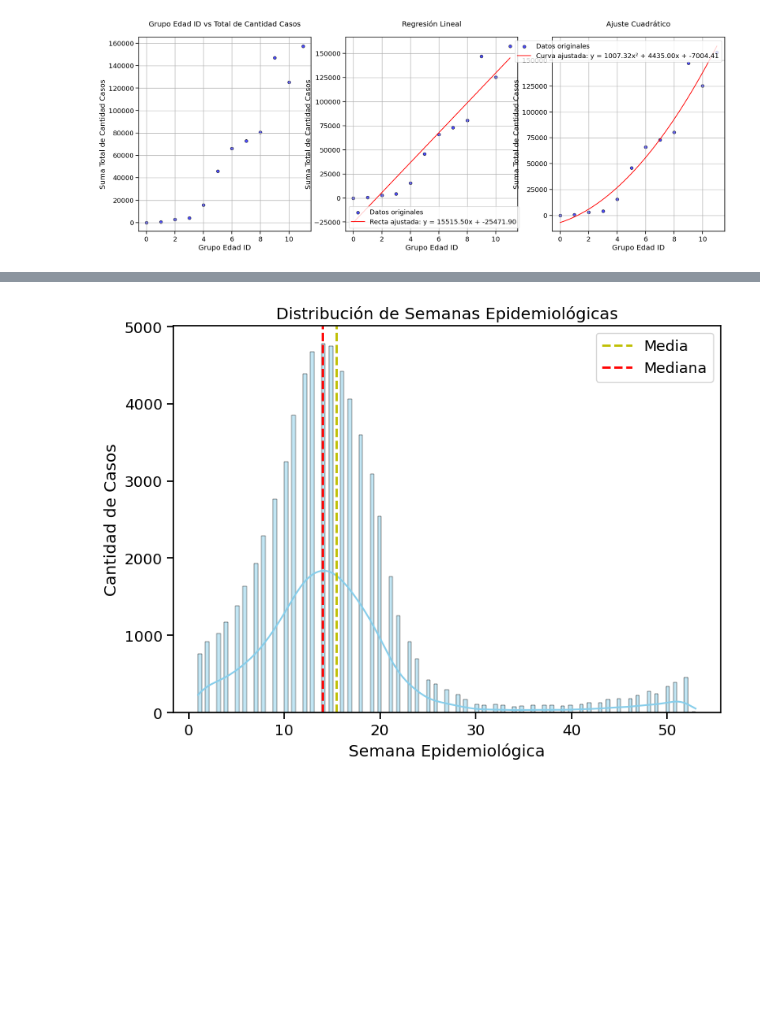
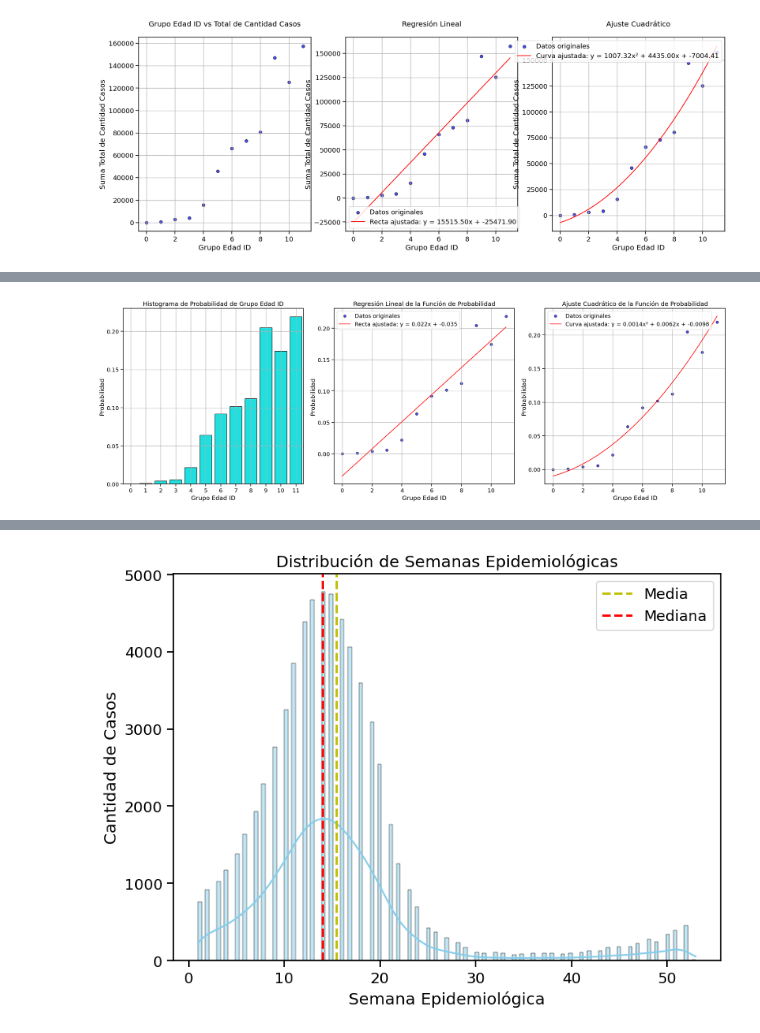
Before and after one commit to migue212852/SistemaSalud, a Jupyter notebook: Análisis_Casos_de_Dengue_en_Arg.ipynb, the cells around one changed output, grey strips where cells are left out. Drawn from its saved outputs; the diff is of its cells as text; code cells hidden in the pictures; blank space fills up the shorter version.

```diff
--- a/Análisis_Casos_de_Dengue_en_Arg.ipynb
+++ b/Análisis_Casos_de_Dengue_en_Arg.ipynb
@@ -697,0 +701,53 @@ plt.show()
+# %%
+# Agrupar por 'grupo_edad_id' y sumar los valores de 'cantidad_casos'
+data_grouped = df_filtrado[df_filtrado['grupo_edad_id'] <= 11].groupby('grupo_edad_id')['cantidad_casos'].sum()
+
+# Extraer los valores para la gráfica
+x = data_grouped.index  # Valores únicos de 'grupo_edad_id'
+y = data_grouped.values  # Suma total de 'cantidad_casos' por grupo_edad_id
+
+# Normalizar los valores para convertirlos en una función de probabilidad
+y_prob = y / y.sum()
+
+# Crear la figura con 3 subgráficos
+plt.figure(figsize=(21, 7))
+
+# Subplot 1: Histograma de la variable discreta 'grupo_edad_id'
+plt.subplot(1, 3, 1)
+sns.barplot(x=x, y=y_prob, color='cyan', edgecolor='black')
+plt.title('Histograma de Probabilidad de Grupo Edad ID')
+plt.xlabel('Grupo Edad ID')
+plt.ylabel('Probabilidad')
+plt.grid(True)
+
+# Subplot 2: Regresión Lineal
+plt.subplot(1, 3, 2)
+coef = np.polyfit(x, y_prob, 1)  # Ajustar una línea recta (grado 1)
+poly1d_fn = np.poly1d(coef)  # Crear la función de la recta ajustada
+plt.scatter(x, y_prob, color='blue', alpha=0.7, edgecolors='black', label='Datos originales')
+plt.plot(x, poly1d_fn(x), color='red', label=f'Recta ajustada: y = {coef[0]:.3f}x + {coef[1]:.3f}')
+plt.title('Regresión Lineal de la Función de Probabilidad')
+plt.xlabel('Grupo Edad ID')
+plt.ylabel('Probabilidad')
+plt.legend()
+plt.grid(True)
+
+# Subplot 3: Ajuste Cuadrático
+plt.subplot(1, 3, 3)
+coef = np.polyfit(x, y_prob, 2)  # Ajustar un polinomio de grado 2
+poly2d_fn = np.poly1d(coef)  # Crear la función de la curva ajustada
+x_curve = np.linspace(min(x), max(x), 500)  # Valores uniformemente espaciados
+y_curve = poly2d_fn(x_curve)  # Calcular valores de y usando el polinomio ajustado
+plt.scatter(x, y_prob, color='blue', alpha=0.7, edgecolors='black', label='Datos originales')
+plt.plot(x_curve, y_curve, color='red', label=f'Curva ajustada: y = {coef[0]:.4f}x² + {coef[1]:.4f}x + {coef[2]:.4f}')
+plt.title('Ajuste Cuadrático de la Función de Probabilidad')
+plt.xlabel('Grupo Edad ID')
+plt.ylabel('Probabilidad')
+plt.legend()
+plt.grid(True)
+
+# Mostrar todas las gráficas
+plt.tight_layout()
+plt.show()
+# %% [output]
+[figure, added]
```
Also changed, not shown: parts of 18 cells of this notebook.
